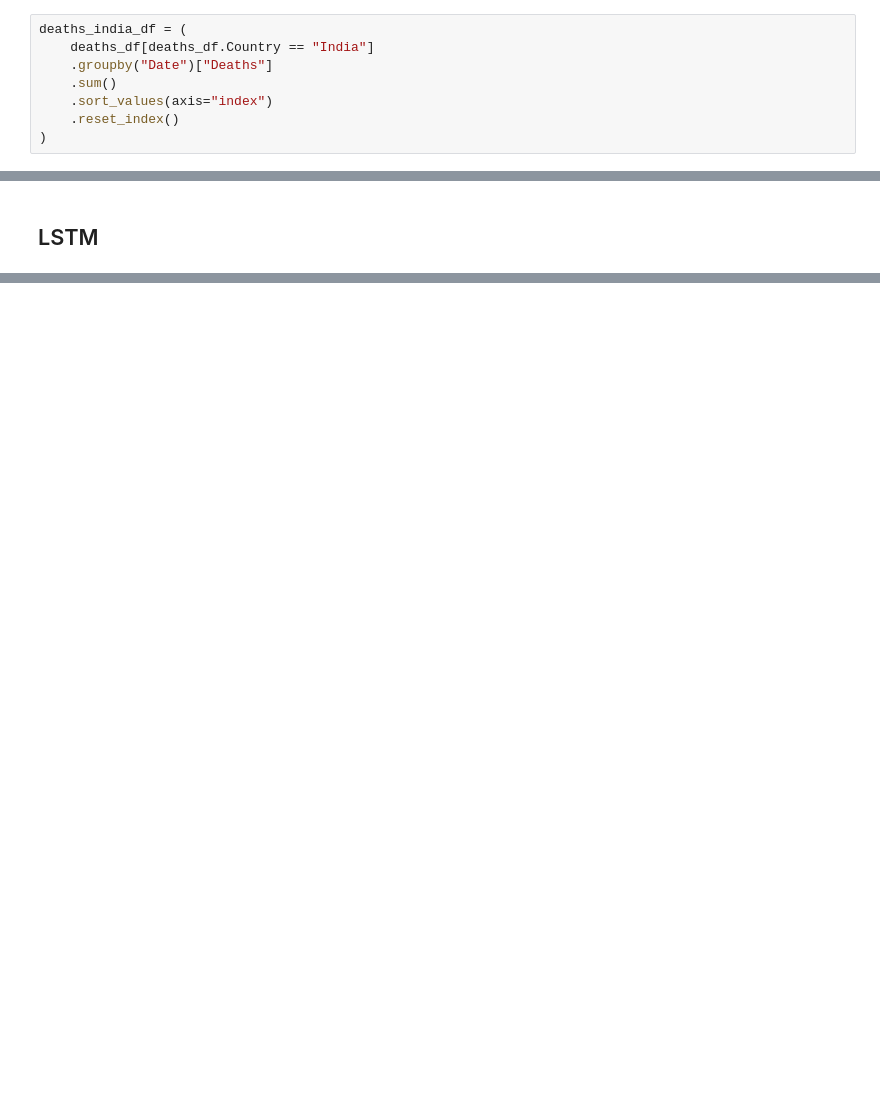
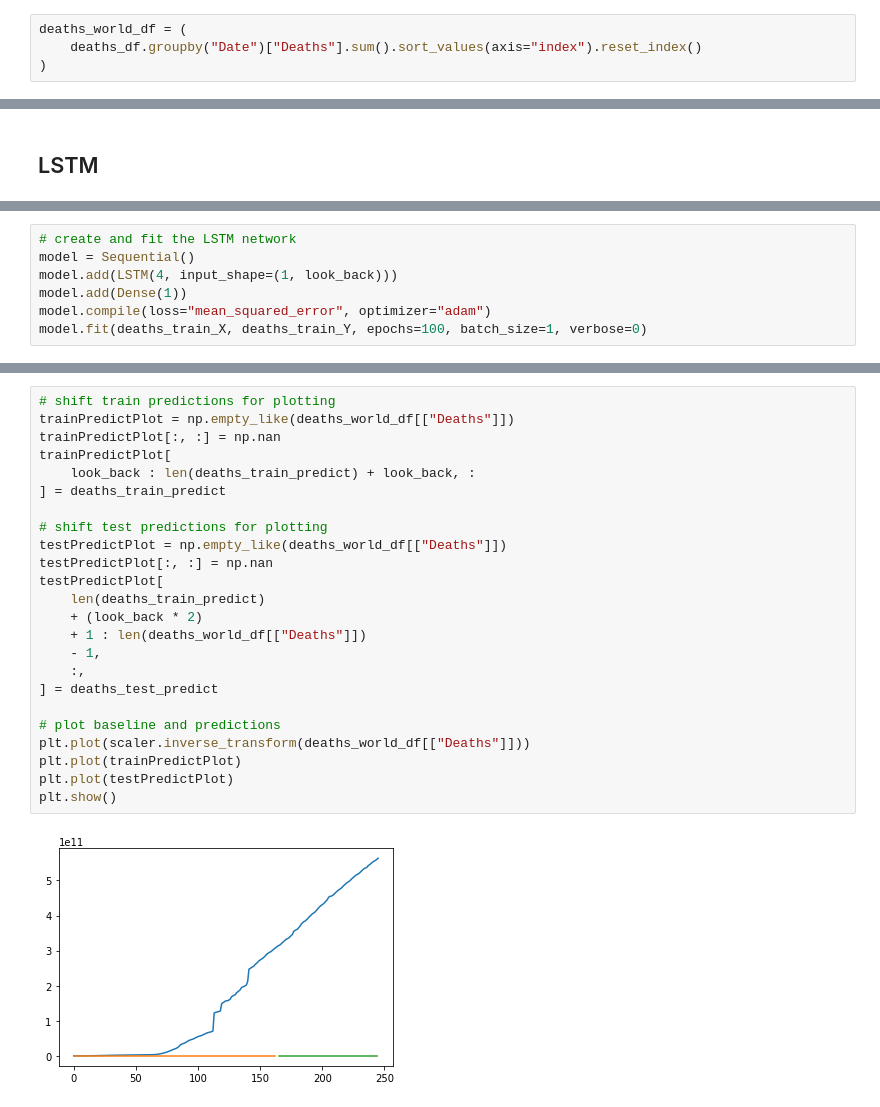
Before and after one commit to jacob5412/Kaggle-Notes, a Jupyter notebook: COVID_19_Forecasting/COVID_19-LSTM+ARIMA.ipynb, the cells around one changed output, grey strips where cells are left out. Saved outputs shown, nothing was run; the diff lists cells and outputs as text; blank space fills up the shorter version.

```diff
--- a/COVID_19_Forecasting/COVID_19-LSTM+ARIMA.ipynb
+++ b/COVID_19_Forecasting/COVID_19-LSTM+ARIMA.ipynb
@@ -80,12 +86,8 @@ recovered_india_df = (
 # %% [output]
 [interactive output not drawn]
 # %%
-deaths_india_df = (
-    deaths_df[deaths_df.Country == "India"]
-    .groupby("Date")["Deaths"]
-    .sum()
-    .sort_values(axis="index")
-    .reset_index()
+deaths_world_df = (
+    deaths_df.groupby("Date")["Deaths"].sum().sort_values(axis="index").reset_index()
 )
 # %% [output]
 [interactive output not drawn]
@@ -307,0 +287,7 @@ plt.show()
+# %%
+# create and fit the LSTM network
+model = Sequential()
+model.add(LSTM(4, input_shape=(1, look_back)))
+model.add(Dense(1))
+model.compile(loss="mean_squared_error", optimizer="adam")
+model.fit(deaths_train_X, deaths_train_Y, epochs=100, batch_size=1, verbose=0)
@@ -307,0 +319,26 @@ plt.show()
+# %%
+# shift train predictions for plotting
+trainPredictPlot = np.empty_like(deaths_world_df[["Deaths"]])
+trainPredictPlot[:, :] = np.nan
+trainPredictPlot[
+    look_back : len(deaths_train_predict) + look_back, :
+] = deaths_train_predict
+
+# shift test predictions for plotting
+testPredictPlot = np.empty_like(deaths_world_df[["Deaths"]])
+testPredictPlot[:, :] = np.nan
+testPredictPlot[
+    len(deaths_train_predict)
+    + (look_back * 2)
+    + 1 : len(deaths_world_df[["Deaths"]])
+    - 1,
+    :,
+] = deaths_test_predict
+
+# plot baseline and predictions
+plt.plot(scaler.inverse_transform(deaths_world_df[["Deaths"]]))
+plt.plot(trainPredictPlot)
+plt.plot(testPredictPlot)
+plt.show()
+# %% [output]
+[figure, added]
```
Also changed, not shown: parts of 38 cells of this notebook.
